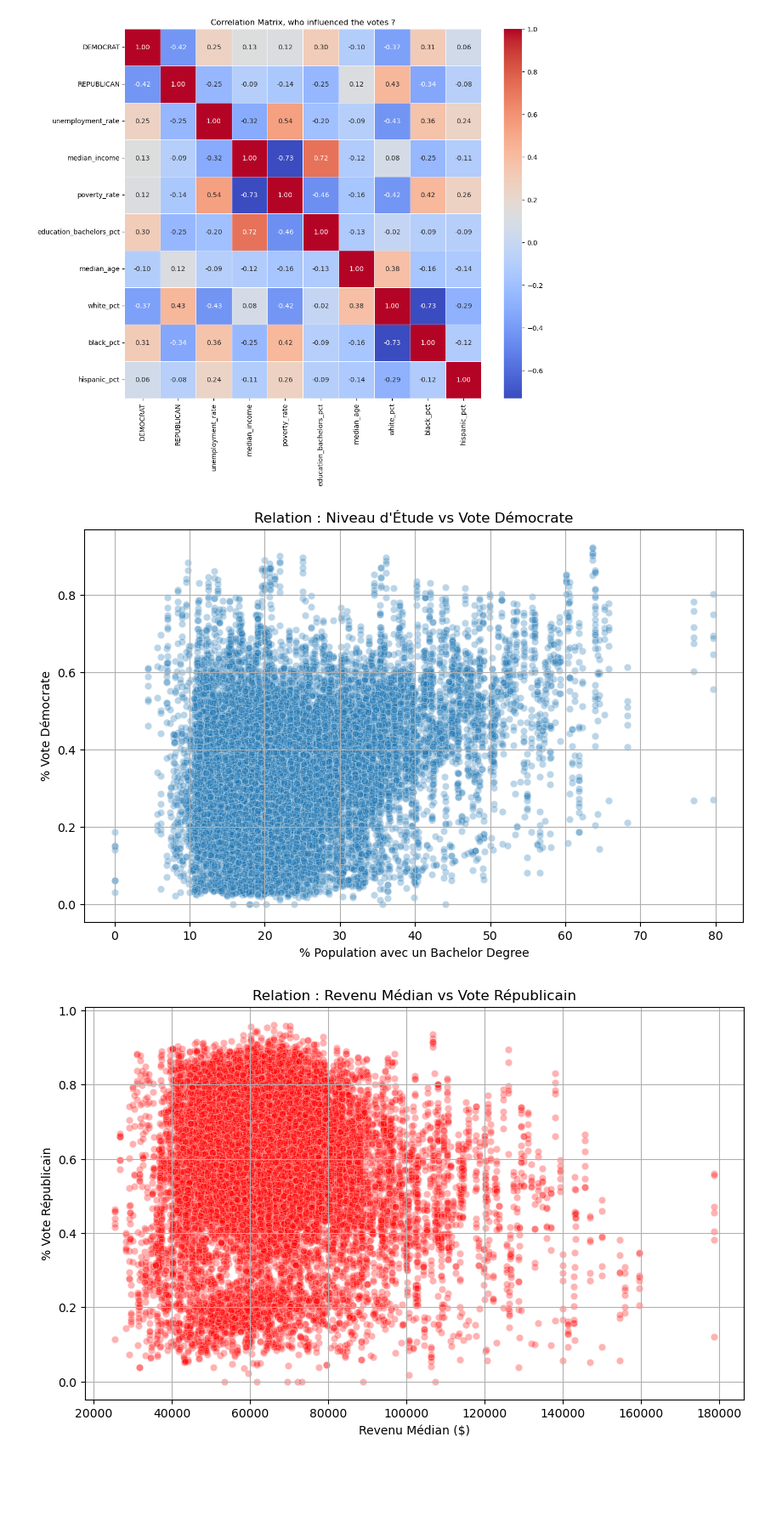
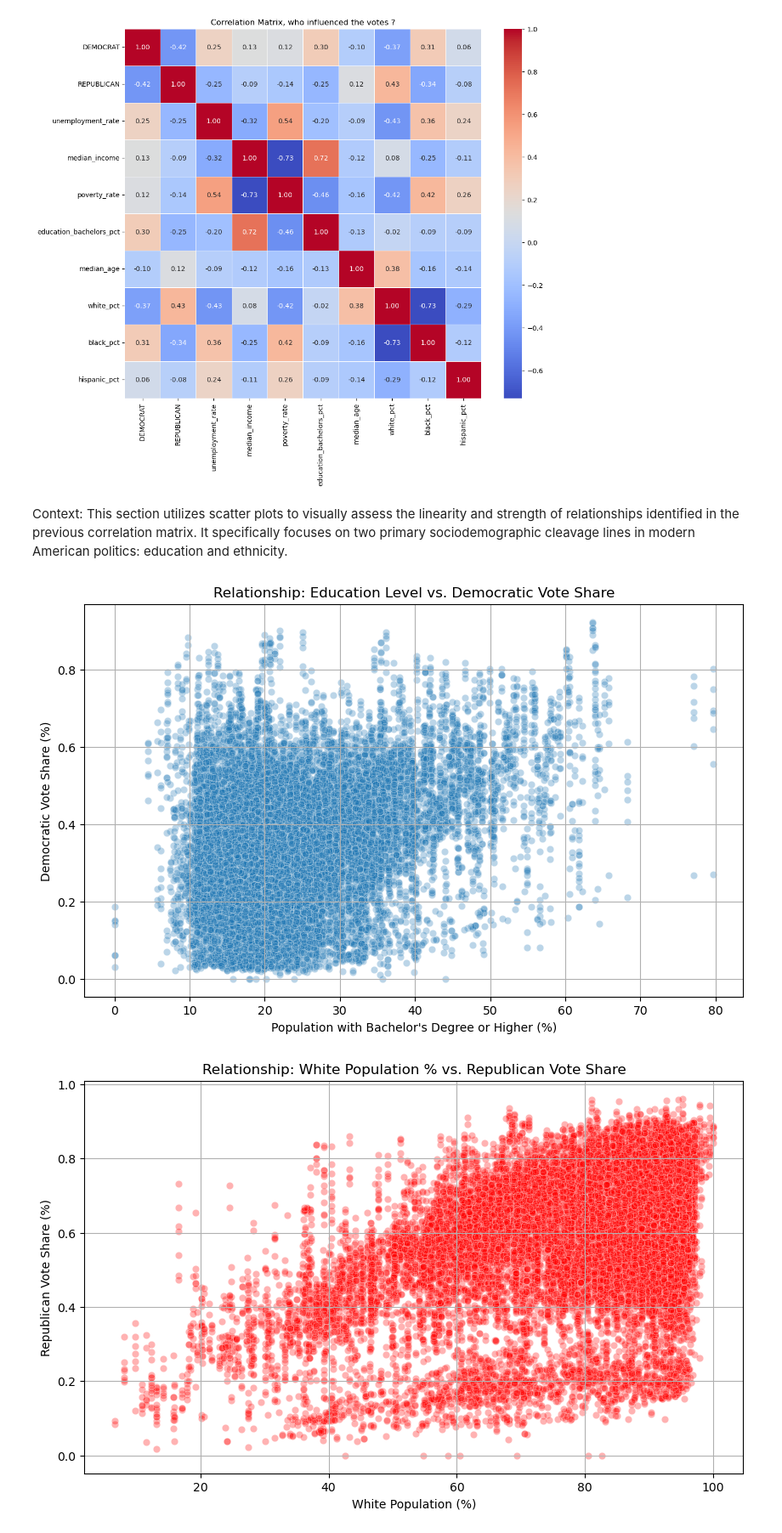
Before and after one commit to Jessica-data/elections-nlp-project, a Jupyter notebook: notebooks/03_descriptive.ipynb, the cells around one changed output. Shown: that part at 85% size. Cells and saved outputs as stored; diff of their text form; code cells hidden in the pictures; blank space fills up the shorter version.

```diff
--- a/notebooks/03_descriptive.ipynb
+++ b/notebooks/03_descriptive.ipynb
@@ -96,26 +108,33 @@ plt.show()
 # %% [output]
 [figure]
+# %% [markdown]
+Context: This section utilizes scatter plots to visually assess the linearity and strength of relationships identified in the previous correlation matrix. It specifically focuses on two primary sociodemographic cleavage lines in modern American politics: education and ethnicity.
 # %%
 # ==========================================
-# STEP 4: SCATTER PLOTS (Nuages de points)
+# STEP 4: SCATTER PLOTS (BIVARIATE VISUALIZATION)
 # ==========================================
-# On va visualiser la relation la plus célèbre : Éducation vs Vote Démocrate
+
+# Visualizing Relationship 1: Education Level vs. Democratic Vote Share
+# This plot investigates the correlation between higher education attainment and Democratic support.
 plt.figure(figsize=(10, 6))
 sns.scatterplot(data=df, x='education_bachelors_pct', y='DEMOCRAT', alpha=0.3)
-plt.title("Relation : Niveau d'Étude vs Vote Démocrate")
-plt.xlabel("% Population avec un Bachelor Degree")
-plt.ylabel("% Vote Démocrate")
+plt.title("Relationship: Education Level vs. Democratic Vote Share")
+plt.xlabel("Population with Bachelor's Degree or Higher (%)")
+plt.ylabel("Democratic Vote Share (%)")
 plt.grid(True)
 plt.show()
 
-# Une autre relation intéressante : Revenu vs Vote Républicain
+# Visualizing Relationship 2: White Population Percentage vs. Republican Vote Share
+# This plot investigates the correlation between demographic composition (White) and Republican support.
+# Note: 'alpha=0.3' is used to adjust point transparency, helping to visualize density
+# where many data points overlap.
 plt.figure(figsize=(10, 6))
-sns.scatterplot(data=df, x='median_income', y='REPUBLICAN', color='red', alpha=0.3)
-plt.title("Relation : Revenu Médian vs Vote Républicain")
-plt.xlabel("Revenu Médian ($)")
-plt.ylabel("% Vote Républicain")
+sns.scatterplot(data=df, x='white_pct', y='REPUBLICAN', color='red', alpha=0.3)
+plt.title("Relationship: White Population % vs. Republican Vote Share")
+plt.xlabel("White Population (%)")
+plt.ylabel("Republican Vote Share (%)")
 plt.grid(True)
 plt.show()
 # %% [output]
-[figure, old version]
+[figure, new version]
-[figure, old version]
+[figure, new version]
```
Also changed, not shown: parts of 29 cells of this notebook, 7 other files.
